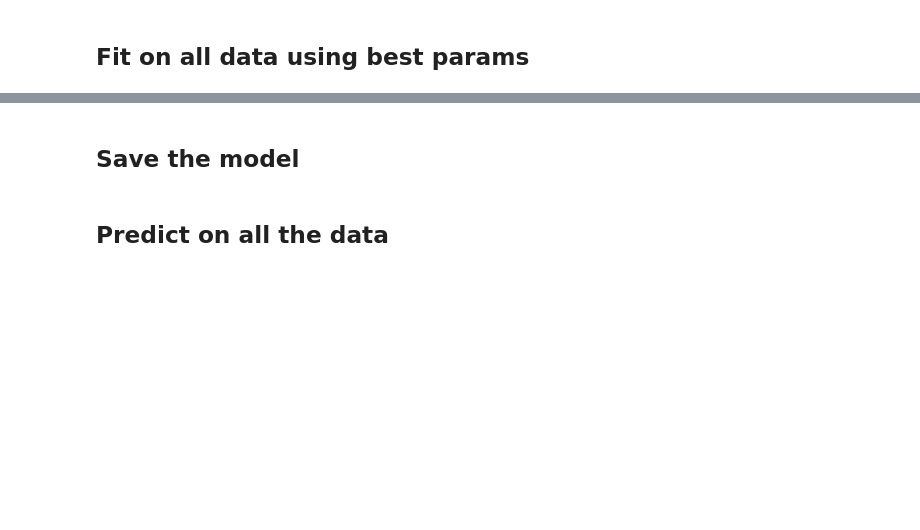
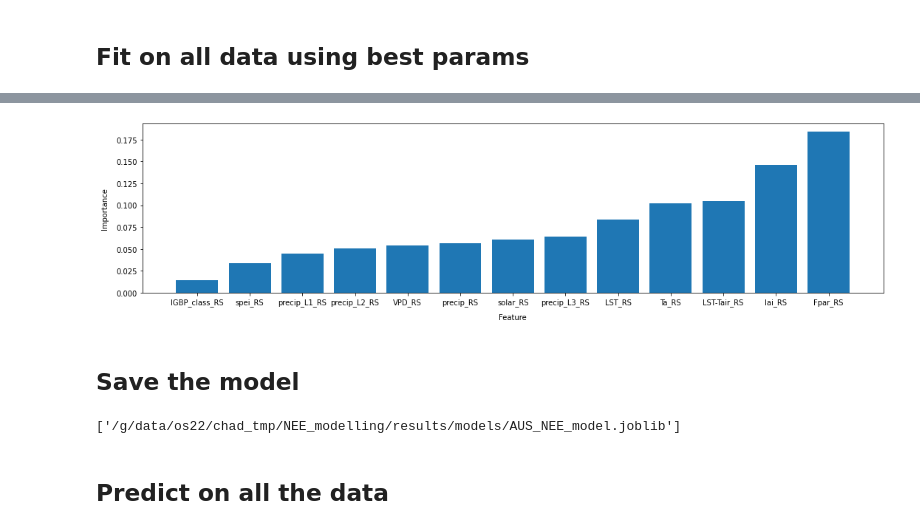
Before and after one commit to cbur24/NEE_modelling, a Jupyter notebook: 4_Evaluate_fit_model.ipynb, the cells around one changed output, grey strips where cells are left out. Cells and saved outputs as stored; diff of their text form; code cells hidden in the pictures; blank space fills up the shorter version.

Commit message:
create flux models and predict

```diff
--- a/4_Evaluate_fit_model.ipynb
+++ b/4_Evaluate_fit_model.ipynb
@@ -53,6 +21,7 @@ Worker: 0
 ## Analysis Parameters
 # %%
 model_name = 'AUS'
+model_var = 'NEE'
 # %%
 ncpus=multiprocessing.cpu_count()
 print('ncpus = '+str(ncpus))
@@ -103,9 +32,10 @@ Will use these later to ensure input data Dataset is in the correct order
-# %%
-col = list(aa.columns[1:])
-
-textfile = open("/g/data/os22/chad_tmp/NEE_modelling/results/variables.txt", "w")
-for element in col:
-    textfile.write(element + ",")
-textfile.close()
+# %%
+base = '/g/data/os22/chad_tmp/NEE_modelling/results/training_data/'
+sites = os.listdir('/g/data/os22/chad_tmp/NEE_modelling/results/training_data/')
+
+td = []
+for site in sites:
+    xx = pd.read_csv(base+site, index_col='time', parse_dates=True)
+    td.append(xx)
 # %% [markdown]
 ## Modelling
@@ -114,11 +42,22 @@ sites=[aa,bb,cc,dd,ee,ff,gg,hh,ii,jj,kk,ll,mm,nn,oo,pp,qq]
 # %%
 xx = []
 yy = []
-for site in sites:
-    df_var=site.drop(['NEE_SOLO','GPP_SOLO','ER_SOLO'], axis=1)
-    df_nee=site['NEE_SOLO']
-    x = df_var.reset_index(drop=True).to_numpy()
-    y = df_nee.reset_index(drop=True).to_numpy()
+for t in td:
+    t = t.drop('soil_moisture_RS', axis=1) # get rid of soil moisture
+    t = t.dropna()  # remove NaNS
+    df = t.drop(['NEE_SOLO_EC','GPP_SOLO_EC','ER_SOLO_EC'], axis=1) # seperate carbon fluxes
+    df = df.filter(regex='RS') # only use remote sensing variables
+
+    # Write out predictior variables to text file
+    textfile = open("/g/data/os22/chad_tmp/NEE_modelling/results/variables.txt", "w")
+    for element in df.columns:
+        textfile.write(element + ",")
+    textfile.close()
+
+    df_var=t[model_var+'_SOLO_EC'] # seperate out the variable we're modelling
+
+    x = df.reset_index(drop=True).to_numpy()
+    y = df_var.reset_index(drop=True).to_numpy()
     xx.append(x)
     yy.append(y)
 
@@ -226,16 +198,20 @@ model.fit(x, y)
 # %%
 order = np.argsort(model.feature_importances_)
 
 plt.figure(figsize=(15,4))
-plt.bar(x=np.array(df_var.columns.values)[order],
+plt.bar(x=np.array(df.columns.values)[order],
         height=model.feature_importances_[order])
 plt.gca().set_ylabel('Importance', labelpad=10)
 plt.gca().set_xlabel('Feature', labelpad=10)
 plt.tight_layout()
+# %% [output]
+[figure, added]
 # %% [markdown]
 ## Save the model
 # %%
-dump(model, '/g/data/os22/chad_tmp/NEE_modelling/results/'+model_name+'_NEE_model.joblib')
+dump(model, '/g/data/os22/chad_tmp/NEE_modelling/results/models/'+model_name+'_'+model_var+'_model.joblib')
+# %% [output]
+['/g/data/os22/chad_tmp/NEE_modelling/results/models/AUS_NEE_model.joblib']
 # %% [markdown]
 ## Predict on all the data
 # %%
```
Also changed, not shown: parts of 21 cells of this notebook, 22 other files.
